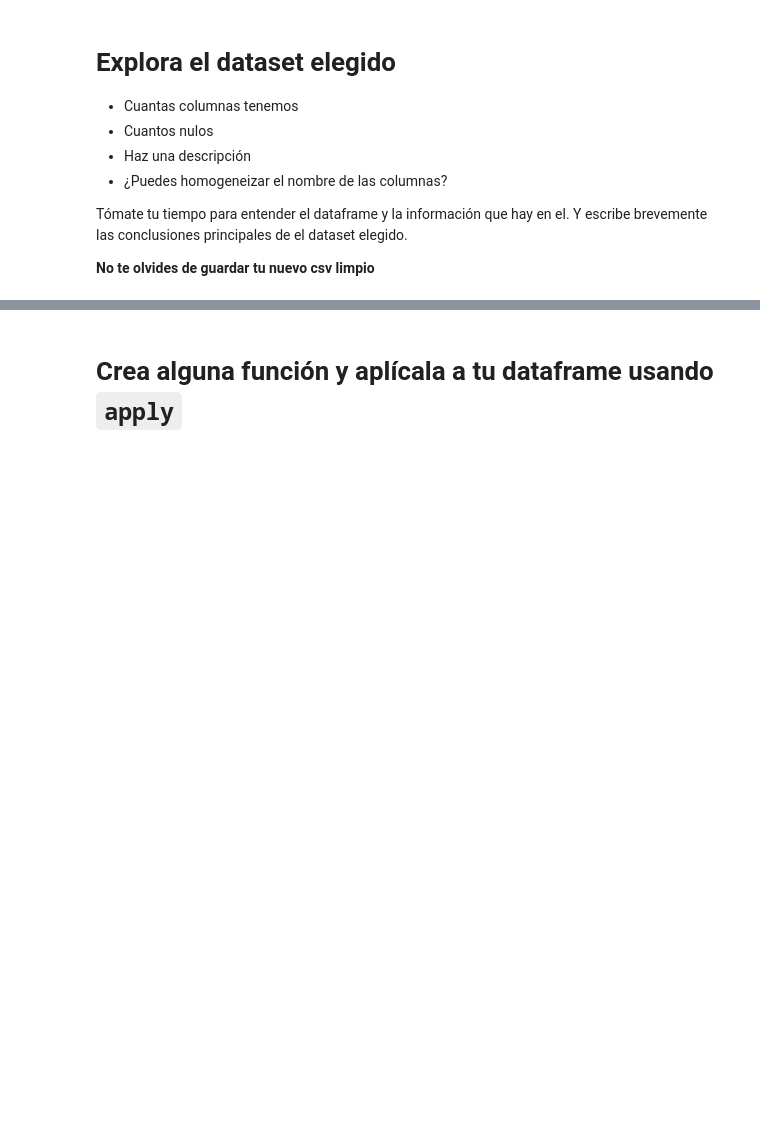
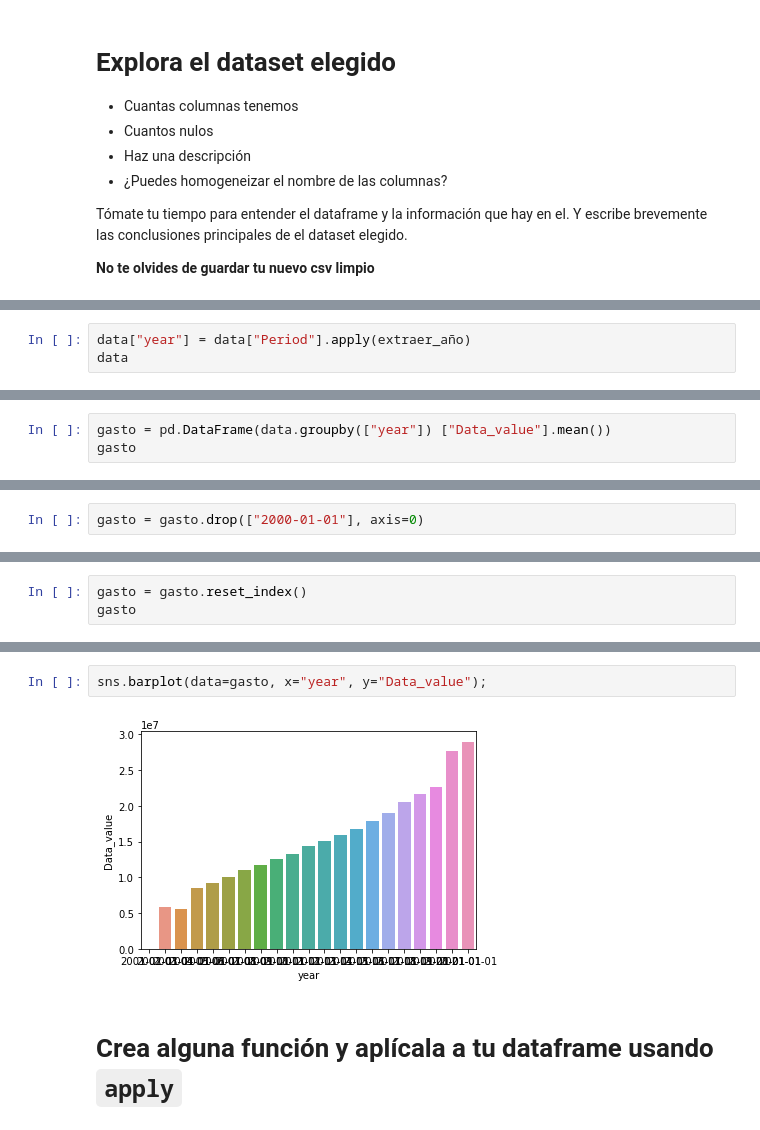
Before and after one commit to Ironhack-Part-Time-Enero2022/lab-pandas-II, a Jupyter notebook: Lab-Pandas-II.ipynb, the cells around one changed output, grey strips where cells are left out. Saved outputs shown, nothing was run; the diff lists cells and outputs as text; blank space fills up the shorter version.

```diff
--- a/Lab-Pandas-II.ipynb
+++ b/Lab-Pandas-II.ipynb
@@ -17,0 +154,3 @@ Tómate tu tiempo para entender el dataframe y la información que hay en el. Y
+# %%
+data["year"] = data["Period"].apply(extraer_año)
+data
@@ -17,0 +214,3 @@ Tómate tu tiempo para entender el dataframe y la información que hay en el. Y
+# %%
+gasto = pd.DataFrame(data.groupby(["year"]) ["Data_value"].mean())
+gasto
@@ -17,0 +236,2 @@ Tómate tu tiempo para entender el dataframe y la información que hay en el. Y
+# %%
+gasto = gasto.drop(["2000-01-01"], axis=0)
@@ -17,0 +259,3 @@ Tómate tu tiempo para entender el dataframe y la información que hay en el. Y
+# %%
+gasto = gasto.reset_index()
+gasto
@@ -18,2 +284,6 @@ Tómate tu tiempo para entender el dataframe y la información que hay en el. Y
+# %%
+sns.barplot(data=gasto, x="year", y="Data_value");
+# %% [output]
+[figure, added]
 # %% [markdown]
 # Crea alguna función y aplícala a tu dataframe usando `apply`
```
Also changed, not shown: parts of 31 cells of this notebook.
